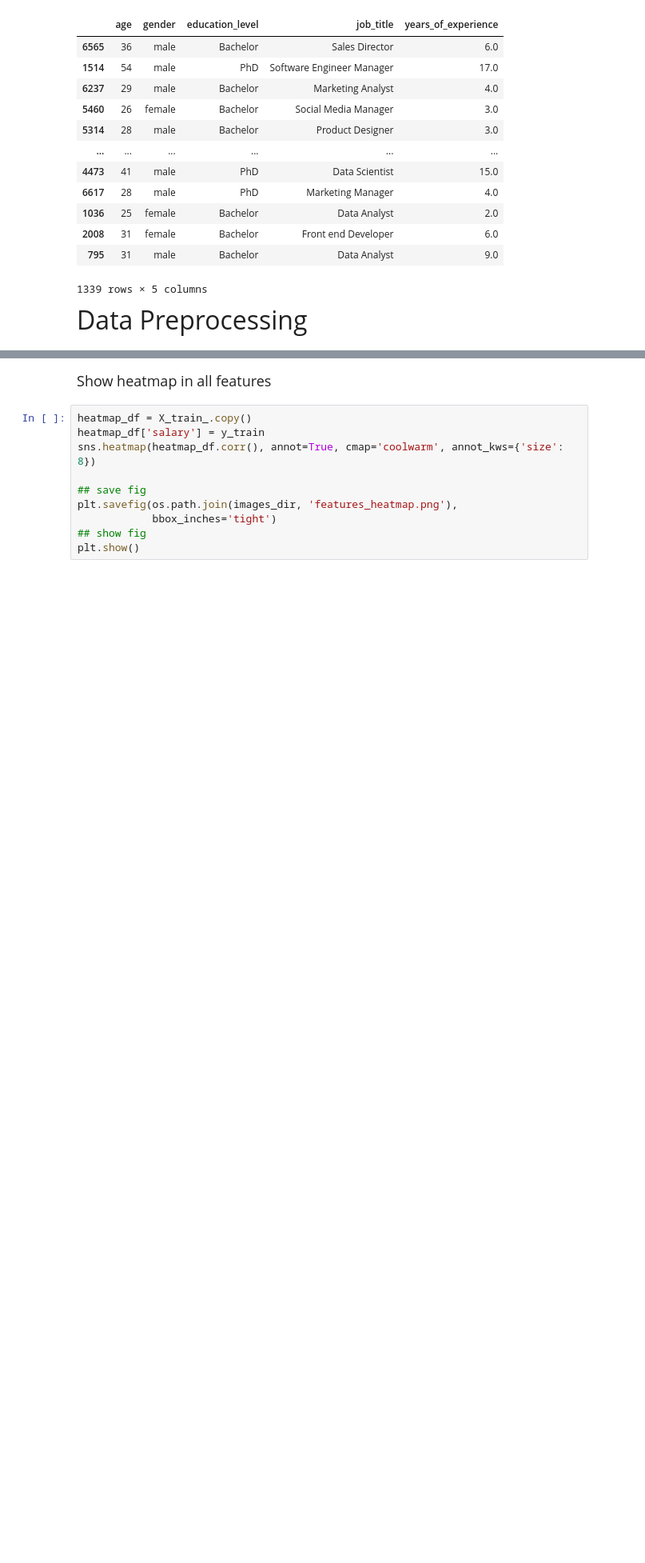
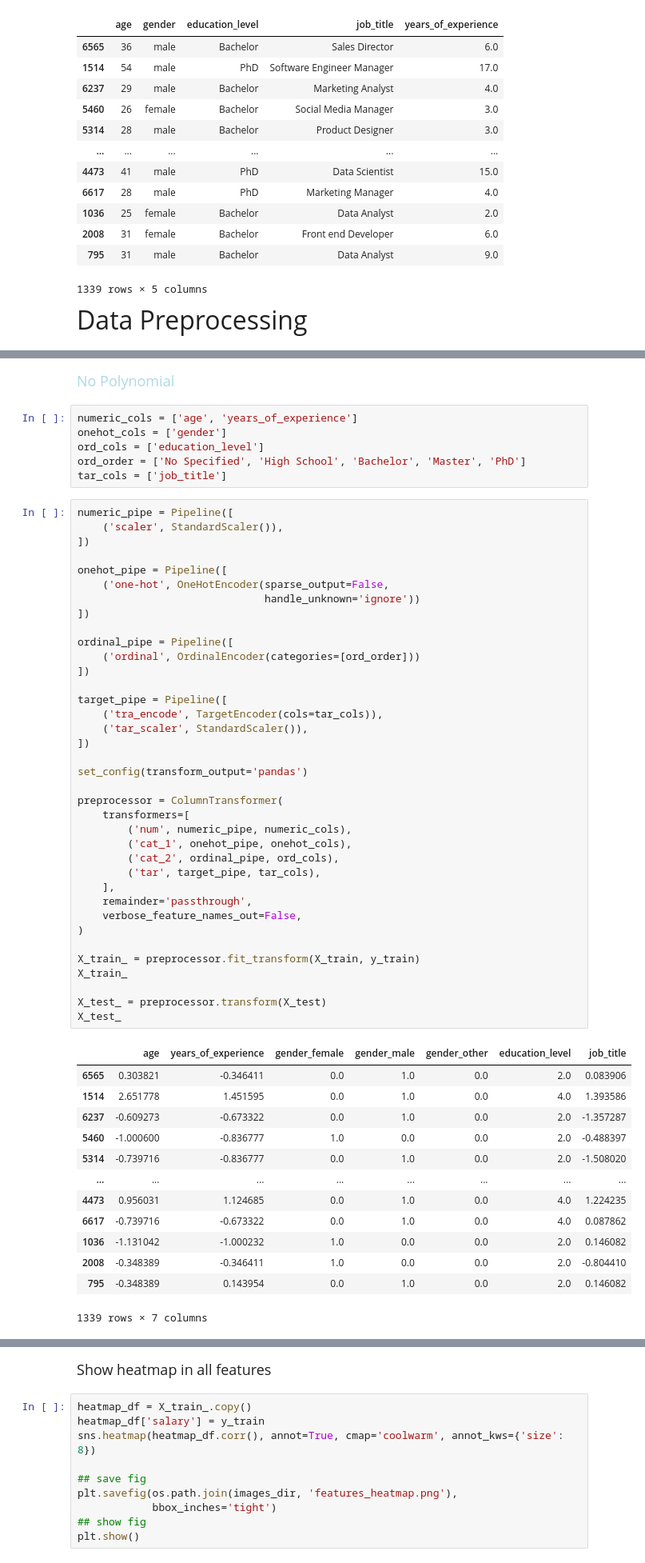
Before and after one commit to StevenHuang41/salary_prediction, a Jupyter notebook: salary_regression.ipynb, the cells around one changed output, grey strips where cells are left out. Shown at 80% size. Drawn from its saved outputs; the diff is of its cells as text; blank space fills up the shorter version.

Commit message:
reconstruct the pipeline, try using xgboost

```diff
--- a/salary_regression.ipynb
+++ b/salary_regression.ipynb
@@ -618 +616,60 @@ X_test
+# %% [markdown]
+<font size='4' color='lightblue'>No Polynomial</font>
+# %%
+numeric_cols = ['age', 'years_of_experience']
+onehot_cols = ['gender']
+ord_cols = ['education_level']
+ord_order = ['No Specified', 'High School', 'Bachelor', 'Master', 'PhD']
+tar_cols = ['job_title']
+# %%
+numeric_pipe = Pipeline([
+    ('scaler', StandardScaler()),
+])
+
+onehot_pipe = Pipeline([
+    ('one-hot', OneHotEncoder(sparse_output=False,
+                              handle_unknown='ignore'))
+])
+
+ordinal_pipe = Pipeline([
+    ('ordinal', OrdinalEncoder(categories=[ord_order]))
+])
+
+target_pipe = Pipeline([
+    ('tra_encode', TargetEncoder(cols=tar_cols)),
+    ('tar_scaler', StandardScaler()),
+])
+
+set_config(transform_output='pandas')
+
+preprocessor = ColumnTransformer(
+    transformers=[
+        ('num', numeric_pipe, numeric_cols),
+        ('cat_1', onehot_pipe, onehot_cols),
+        ('cat_2', ordinal_pipe, ord_cols),
+        ('tar', target_pipe, tar_cols),
+    ],
+    remainder='passthrough',
+    verbose_feature_names_out=False,
+)
+
+X_train_ = preprocessor.fit_transform(X_train, y_train)
+X_train_
+
+X_test_ = preprocessor.transform(X_test)
+X_test_
+# %% [output]
+|  | age | years_of_experience | gender_female | gender_male | gender_other | education_level | job_title |
+| 6565 | 0.303821 | -0.346411 | 0.0 | 1.0 | 0.0 | 2.0 | 0.083906 |
+| 1514 | 2.651778 | 1.451595 | 0.0 | 1.0 | 0.0 | 4.0 | 1.393586 |
+| 6237 | -0.609273 | -0.673322 | 0.0 | 1.0 | 0.0 | 2.0 | -1.357287 |
+| 5460 | -1.000600 | -0.836777 | 1.0 | 0.0 | 0.0 | 2.0 | -0.488397 |
+| 5314 | -0.739716 | -0.836777 | 0.0 | 1.0 | 0.0 | 2.0 | -1.508020 |
+| ... | ... | ... | ... | ... | ... | ... | ... |
+| 4473 | 0.956031 | 1.124685 | 0.0 | 1.0 | 0.0 | 4.0 | 1.224235 |
+| 6617 | -0.739716 | -0.673322 | 0.0 | 1.0 | 0.0 | 4.0 | 0.087862 |
+| 1036 | -1.131042 | -1.000232 | 1.0 | 0.0 | 0.0 | 2.0 | 0.146082 |
+| 2008 | -0.348389 | -0.346411 | 1.0 | 0.0 | 0.0 | 2.0 | -0.804410 |
+| 795 | -0.348389 | 0.143954 | 0.0 | 1.0 | 0.0 | 2.0 | 0.146082 |
+1339 rows × 7 columns
 # %% [markdown]
```
Also changed, not shown: parts of 17 cells of this notebook, 1 other file.
